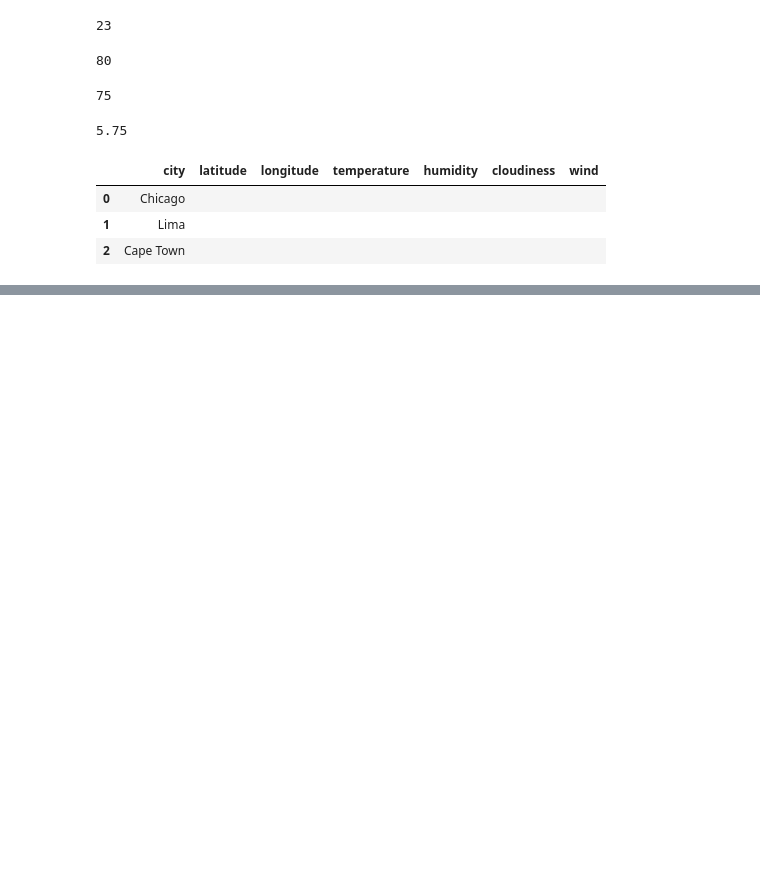
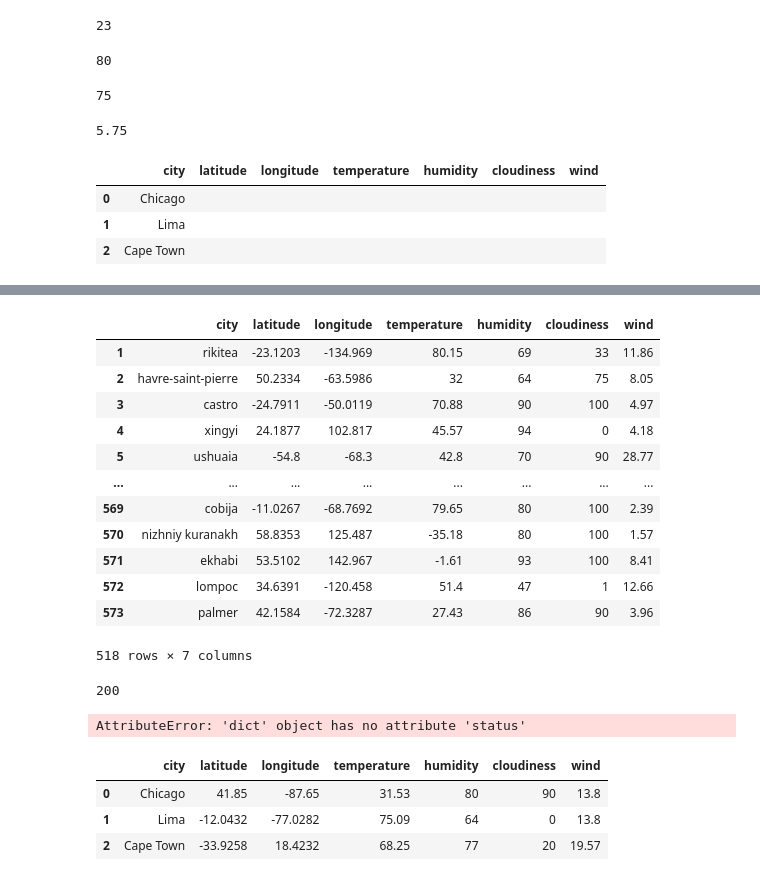
Before and after one commit to leah-handel/Latitude-vs.-Weather-Conditions, a Jupyter notebook: weatherpy/WeatherPy_Notebook.ipynb, the cells around one changed output, grey strips where cells are left out. Saved outputs shown, nothing was run; the diff lists cells and outputs as text; code cells hidden in the pictures; blank space fills up the shorter version.

```diff
--- a/weatherpy/WeatherPy_Notebook.ipynb
+++ b/weatherpy/WeatherPy_Notebook.ipynb
@@ -185,0 +220,38 @@ test.head()
+# %%
+weather.drop(weather.loc[weather["latitude"] == "",:].index, inplace=True)
+#borrowed from https://stackoverflow.com/questions/13851535/how-to-delete-rows-from-a-pandas-dataframe-based-on-a-conditional-expression
+# %%
+weather
+# %% [output]
+|  | city | latitude | longitude | temperature | humidity | cloudiness | wind |
+| 1 | rikitea | -23.1203 | -134.969 | 80.15 | 69 | 33 | 11.86 |
+| 2 | havre-saint-pierre | 50.2334 | -63.5986 | 32 | 64 | 75 | 8.05 |
+| 3 | castro | -24.7911 | -50.0119 | 70.88 | 90 | 100 | 4.97 |
+| 4 | xingyi | 24.1877 | 102.817 | 45.57 | 94 | 0 | 4.18 |
+| 5 | ushuaia | -54.8 | -68.3 | 42.8 | 70 | 90 | 28.77 |
+| ... | ... | ... | ... | ... | ... | ... | ... |
+| 569 | cobija | -11.0267 | -68.7692 | 79.65 | 80 | 100 | 2.39 |
+| 570 | nizhniy kuranakh | 58.8353 | 125.487 | -35.18 | 80 | 100 | 1.57 |
+| 571 | ekhabi | 53.5102 | 142.967 | -1.61 | 93 | 100 | 8.41 |
+| 572 | lompoc | 34.6391 | -120.458 | 51.4 | 47 | 1 | 12.66 |
+| 573 | palmer | 42.1584 | -72.3287 | 27.43 | 86 | 90 | 3.96 |
+518 rows × 7 columns
+# %%
+city = "rikitea"
+
+response = requests.get(f"http://api.openweathermap.org/data/2.5/weather?q={city}&appid={api_key}&units=imperial")
+
+response.status_code
+# %% [output]
+200
+# %%
+response.status
+# %% [output]
+AttributeError: 'dict' object has no attribute 'status'
+# %%
+weather.head()
+# %% [output]
+|  | city | latitude | longitude | temperature | humidity | cloudiness | wind |
+| 0 | Chicago | 41.85 | -87.65 | 31.53 | 80 | 90 | 13.8 |
+| 1 | Lima | -12.0432 | -77.0282 | 75.09 | 64 | 0 | 13.8 |
+| 2 | Cape Town | -33.9258 | 18.4232 | 68.25 | 77 | 20 | 19.57 |
```
Also changed, not shown: parts of 4 cells of this notebook.
